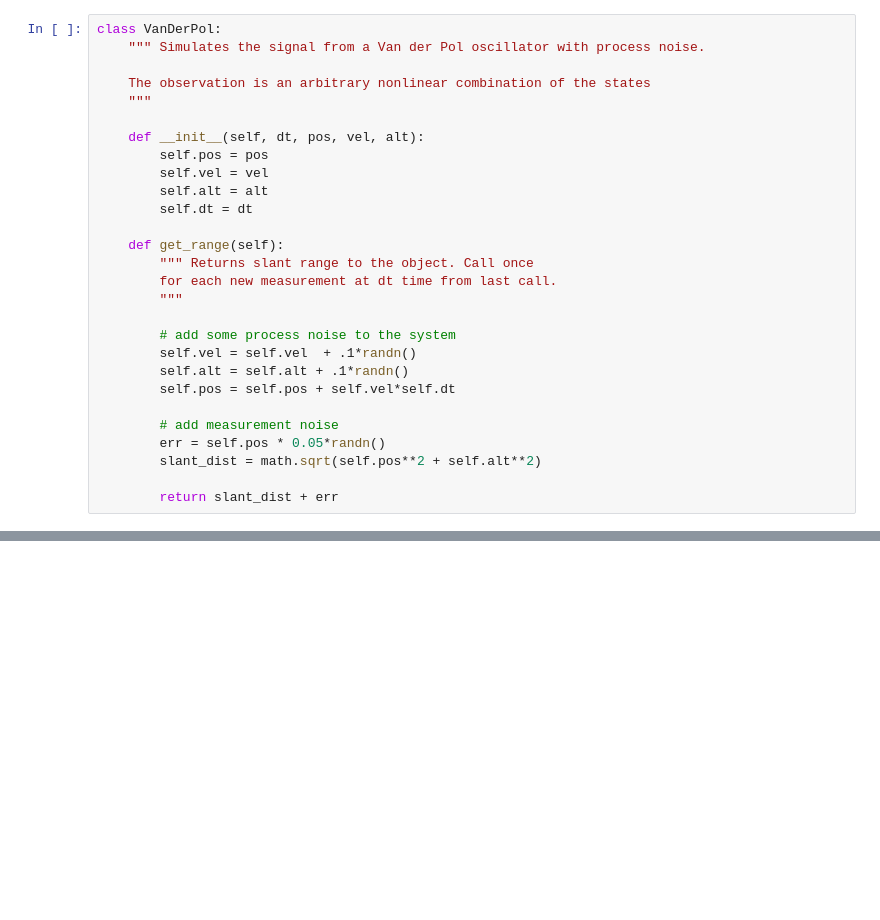
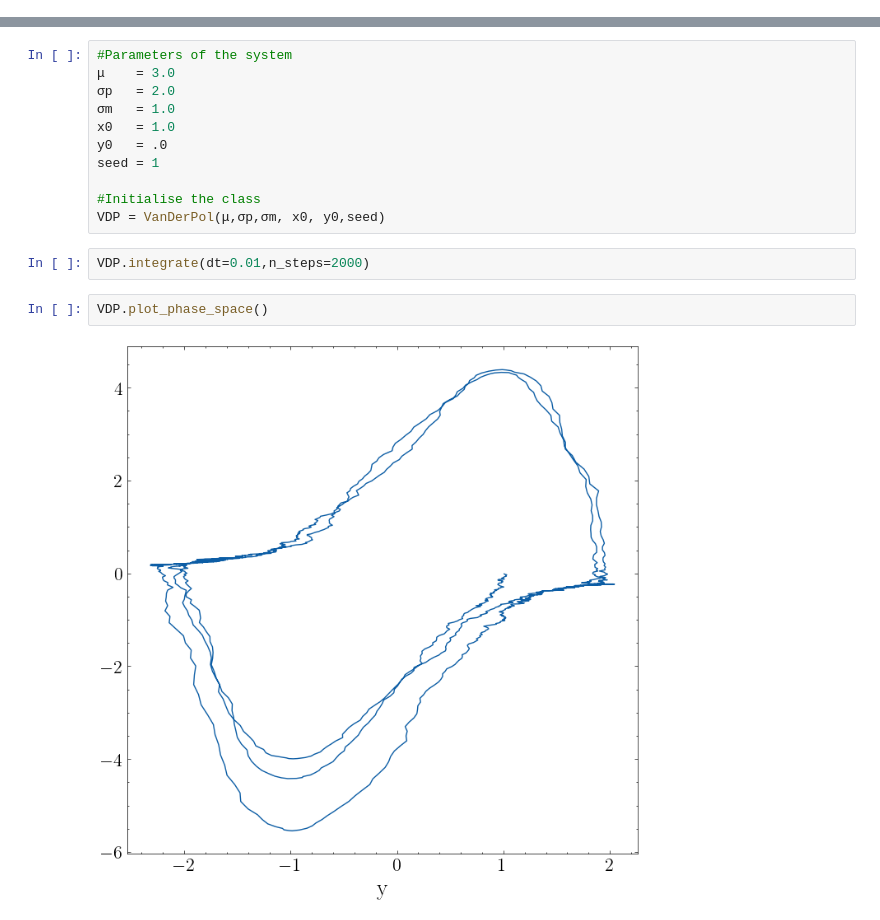
Before and after one commit to UniMelb-NSGW/SlowKalmanFilter, a Jupyter notebook: notebooks/tracking.ipynb, the cells around one changed output, grey strips where cells are left out. Cells and saved outputs as stored; diff of their text form; blank space fills up the shorter version.

```diff
--- a/notebooks/tracking.ipynb
+++ b/notebooks/tracking.ipynb
@@ -47,28 +0,0 @@ class ScalarBrownianMotion:
-# %%
-class VanDerPol:
-    """ Simulates the signal from a Van der Pol oscillator with process noise.
-
-    The observation is an arbitrary nonlinear combination of the states
-    """
-
-    def __init__(self, dt, pos, vel, alt):
-        self.pos = pos
-        self.vel = vel
-        self.alt = alt
-        self.dt = dt
-
-    def get_range(self):
-        """ Returns slant range to the object. Call once
-        for each new measurement at dt time from last call.
-        """
-
-        # add some process noise to the system
-        self.vel = self.vel  + .1*randn()
-        self.alt = self.alt + .1*randn()
-        self.pos = self.pos + self.vel*self.dt
-
-        # add measurement noise
-        err = self.pos * 0.05*randn()
-        slant_dist = math.sqrt(self.pos**2 + self.alt**2)
-
-        return slant_dist + err
@@ -74,0 +121,17 @@ class VanDerPol:
+# %%
+#Parameters of the system
+μ    = 3.0
+σp   = 2.0
+σm   = 1.0
+x0   = 1.0
+y0   = .0
+seed = 1
+
+#Initialise the class
+VDP = VanDerPol(μ,σp,σm, x0, y0,seed)
+# %%
+VDP.integrate(dt=0.01,n_steps=2000)
+# %%
+VDP.plot_phase_space()
+# %% [output]
+[figure, added]
```
Also changed, not shown: parts of 4 cells of this notebook, 1 other file.
